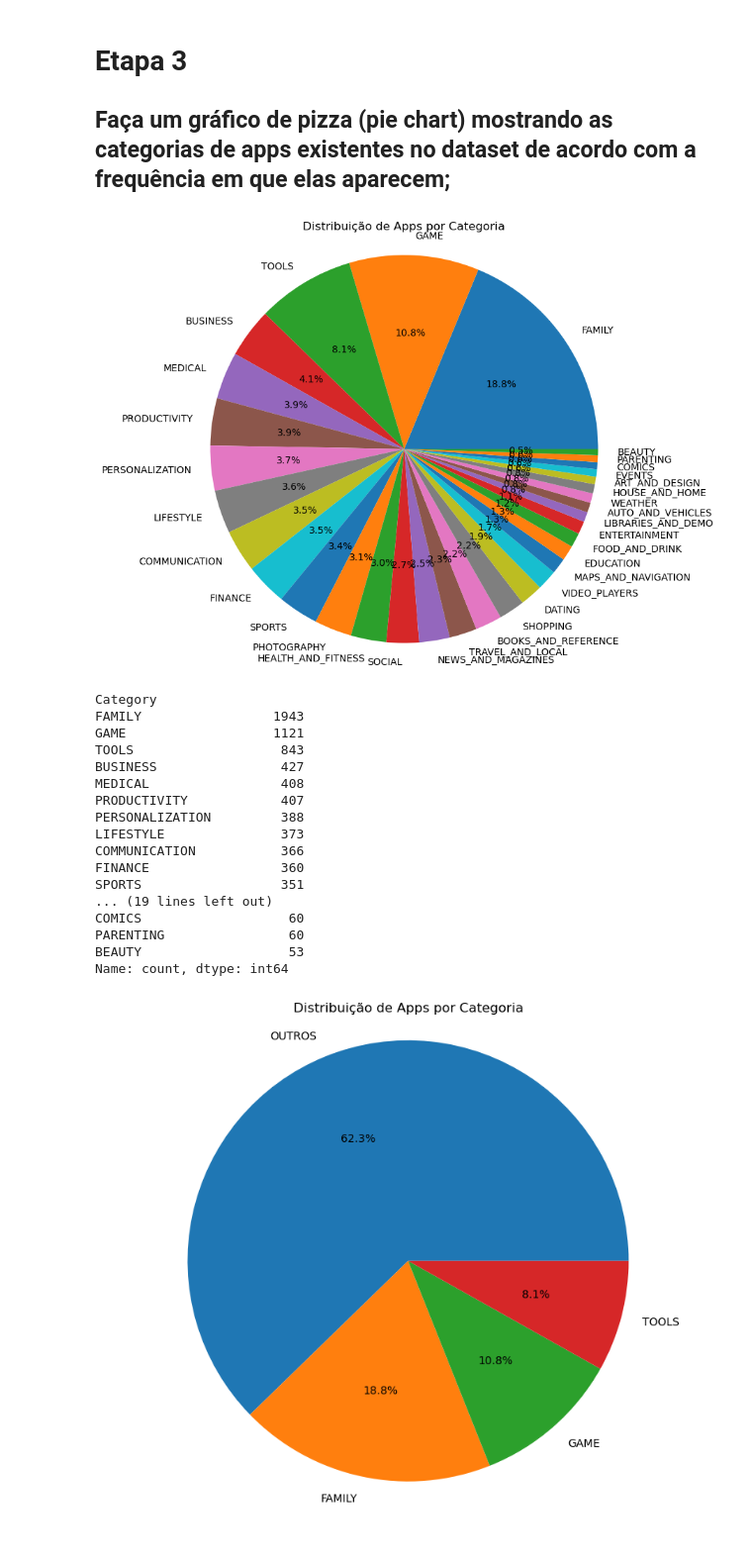
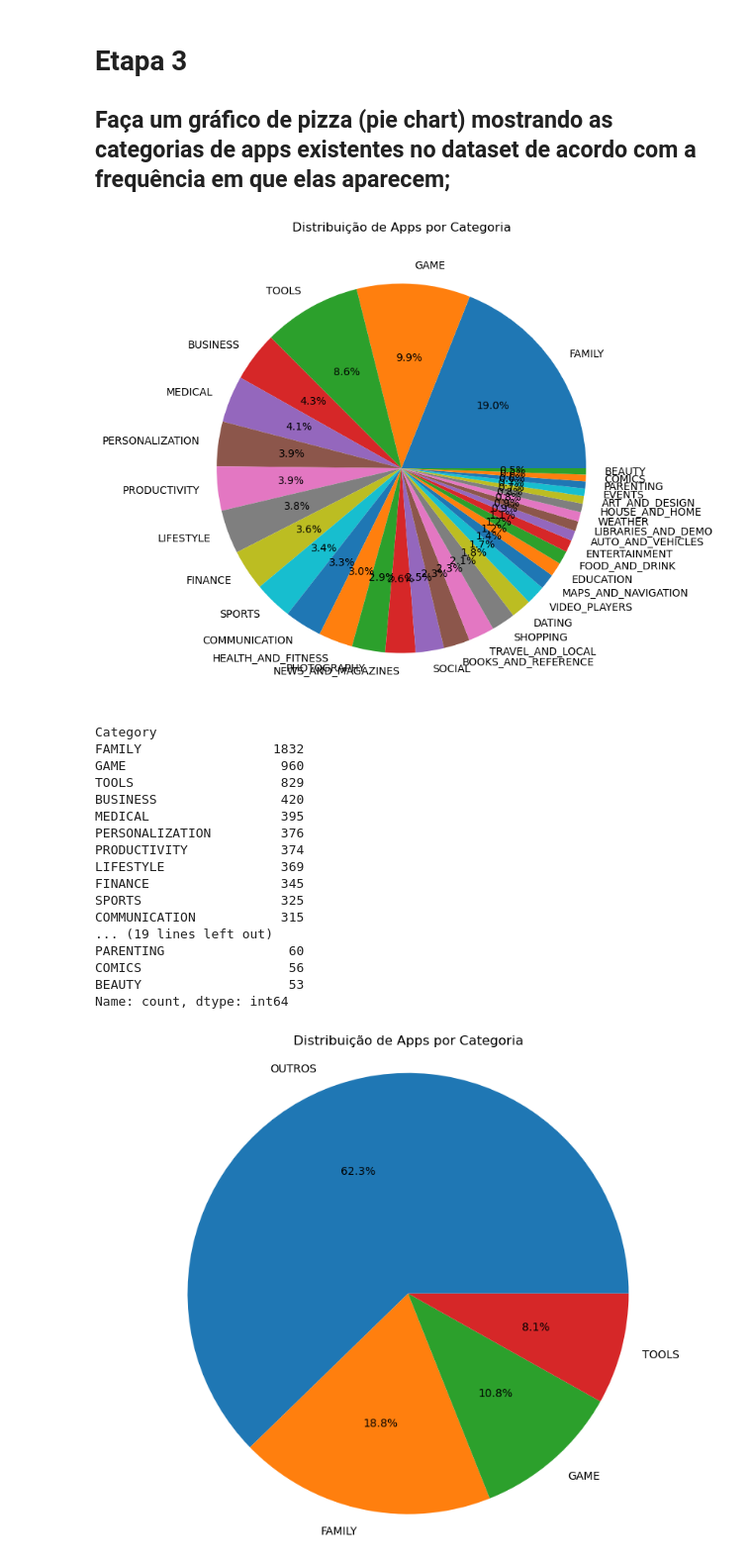
Before and after one commit to pgdemiranda/compass.uol-AWS, a Jupyter notebook: Sprint 2/Desafio/desafio.ipynb, the cells around one changed output. Shown at 99% size. Saved outputs shown, nothing was run; the diff lists cells and outputs as text; code cells hidden in the pictures.

```diff
--- a/Sprint 2/Desafio/desafio.ipynb
+++ b/Sprint 2/Desafio/desafio.ipynb
@@ -97,0 +187,2 @@ df1.drop_duplicates(inplace=True)
+# %%
+df1['Installs'] = df1['Installs'].str.replace('+', '').str.replace(',', '').astype(int)
@@ -98,3 +197,5 @@ df1.drop_duplicates(inplace=True)
+# %%
+df1 = df1.loc[df1.groupby('App')['Installs'].idxmax()].reset_index(drop=True)
 # %% [markdown]
 Conferimos novamente a dimensão dos dados e constatamos que o número total de linhas foi afetado, mostrando que a eliminação de dados duplicados foi efetiva. Usamos a função duplicated() e sum() para conferir se há ainda dados duplicados no dataframe df1.
 # %%
@@ -155,6 +212,0 @@ Existe um dado registrado como 'Free', o que nos leva a crer que foi um erro na
-# %%
-free = df2.loc[10472].copy()
-correcao = [free['App']] + [np.nan] + list(free[1:].values)[:-1]
-df2.loc[10472] = correcao
-
-print(df2.loc[10472])
@@ -178,2 +212,0 @@ Agora vamos precisar limpar a coluna retirando o sinal gráfico de '+' e convert
-# %%
-df2['Installs'] = df2['Installs'].str.replace('+', '').str.replace(',', '').astype(int)
@@ -206,39 +278,32 @@ plt.show()
 # %%
 df3 = df2.copy()
 # %%
-contagem = df3['Category'].value_counts()
-
+df_aux = df3['Category'].value_counts()
 plt.figure(figsize=(10, 8))
-plt.pie(
-    contagem,
-    labels=contagem.index,
-    autopct='%.1f%%',
-)
-
+plt.pie(df_aux, labels=df_aux.index, autopct='%.1f%%')
 plt.title('Distribuição de Apps por Categoria')
-plt.axis('equal')
 plt.show()
 # %% [output]
-[figure, old version]
+[figure, new version]
 # %%
-aux = df3.copy()
-aux['Category'].value_counts()
+df_aux = df3.copy()
+df_aux['Category'].value_counts()
 # %% [output]
 Category
-FAMILY                 1943
-GAME                   1121
-TOOLS                   843
-BUSINESS                427
-MEDICAL                 408
-PRODUCTIVITY            407
-PERSONALIZATION         388
-LIFESTYLE               373
-COMMUNICATION           366
-FINANCE                 360
-SPORTS                  351
+FAMILY                 1832
+GAME                    960
+TOOLS                   829
+BUSINESS                420
+MEDICAL                 395
+PERSONALIZATION         376
+PRODUCTIVITY            374
+LIFESTYLE               369
+FINANCE                 345
+SPORTS                  325
+COMMUNICATION           315
 ... (19 lines left out)
-COMICS                   60
 PARENTING                60
+COMICS                   56
 BEAUTY                   53
 Name: count, dtype: int64
 # %%
```
Also changed, not shown: parts of 28 cells of this notebook, 2 other files.
